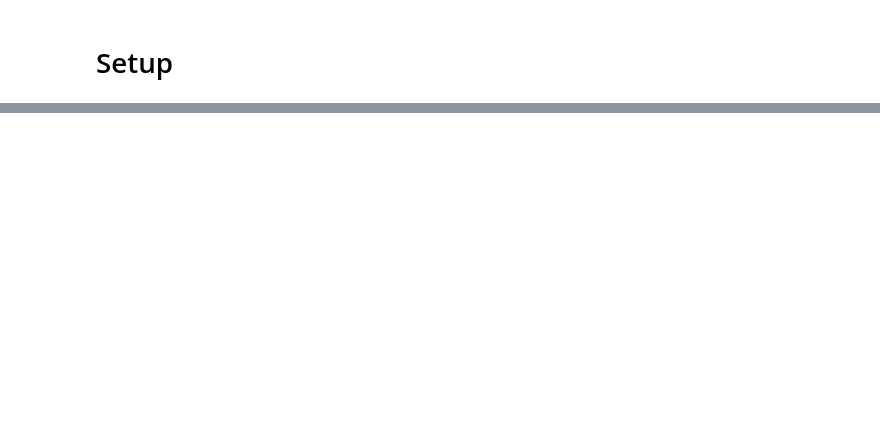
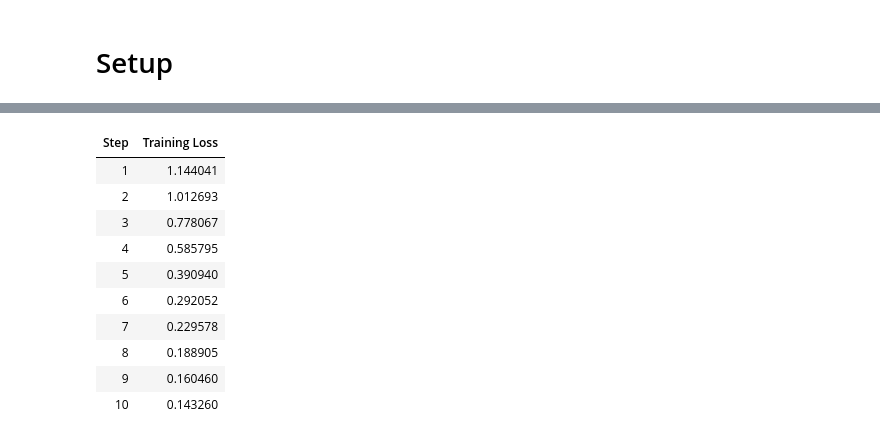
Before and after one commit to aruwad-library/ai-summary, a Jupyter notebook: 6_Agent/5_Agent_Learning.ipynb, the cells around one changed output, grey strips where cells are left out. Saved outputs shown, nothing was run; the diff lists cells and outputs as text; code cells hidden in the pictures; blank space fills up the shorter version.

Commit message:
[Agent] Agent Learning - Rollout / Agent SFT / Reward / Credit Assignments / PPO / GRPO / DPO

```diff
--- a/6_Agent/5_Agent_Learning.ipynb
+++ b/6_Agent/5_Agent_Learning.ipynb
@@ -185,0 +319,79 @@ print('Saved:', log_path.resolve())
+# %%
+import json
+from pathlib import Path
+import torch
+from datasets import Dataset
+from peft import LoraConfig
+from transformers import AutoTokenizer
+from trl import SFTConfig, SFTTrainer
+
+
+# 1. Load
+rows = [
+    json.loads(line)
+    for line in Path('../tmp/logs/agent_sft.jsonl').read_text(encoding='utf-8').splitlines()
+    if line.strip()
+]
+
+dataset = Dataset.from_list(rows)
+model_name = 'Qwen/Qwen3-4B'
+output_dir = '../tmp/logs/agent_sft_lora'
+use_bf16 = torch.cuda.is_bf16_supported()
+
+tokenizer = AutoTokenizer.from_pretrained(model_name)
+
+
+# 2. Configure assistant-only SFT with LoRA.
+trainer = SFTTrainer(
+    model=model_name,
+    processing_class=tokenizer,
+    train_dataset=dataset,
+    peft_config=LoraConfig(
+        task_type='CAUSAL_LM',
+        r=8,
+        lora_alpha=16,
+        target_modules='all-linear',
+    ),
+    args=SFTConfig(
+        output_dir=output_dir,
+        assistant_only_loss=True,
+        max_length=None,                 # Do not silently truncate trajectories.
+        packing=False,
+        per_device_train_batch_size=1,
+        gradient_accumulation_steps=1,
+        max_steps=10,                    # Pipeline check, not a full experiment.
+        learning_rate=1e-4,
+        logging_steps=1,
+        save_strategy='no',
+        report_to='none',
+        bf16=use_bf16,
+        fp16=False,
+        model_init_kwargs={
+            'dtype': torch.bfloat16 if use_bf16 else torch.float32,
+        },
+        seed=42,
+    ),
+)
+
+
+# 3. Inspect the actual training targets.
+if max(len(row['input_ids']) for row in trainer.train_dataset) > 4096:
+    raise ValueError(
+        'A trajectory exceeds the demo token budget. Review its length first.'
+    )
+
+batch = trainer.data_collator([trainer.train_dataset[0]])
+labels = batch['labels'][0]
+target_ids = labels[labels != -100].tolist()
+
+if not target_ids:
+    raise ValueError('No training targets. Check the assistant mask and chat template.')
+
+print('Target preview:', tokenizer.decode(target_ids)[:500])
+
+
+# 4. Train and save the adapter.
+trainer.train()
+trainer.save_model(output_dir)
+tokenizer.save_pretrained(output_dir)
+# %% [output]
@@ -185,0 +418,11 @@ print('Saved:', log_path.resolve())
+| Step | Training Loss |
+| 1 | 1.144041 |
+| 2 | 1.012693 |
+| 3 | 0.778067 |
+| 4 | 0.585795 |
+| 5 | 0.390940 |
+| 6 | 0.292052 |
+| 7 | 0.229578 |
+| 8 | 0.188905 |
+| 9 | 0.160460 |
+| 10 | 0.143260 |
```
Also changed, not shown: parts of 22 cells of this notebook, 1 other file.
